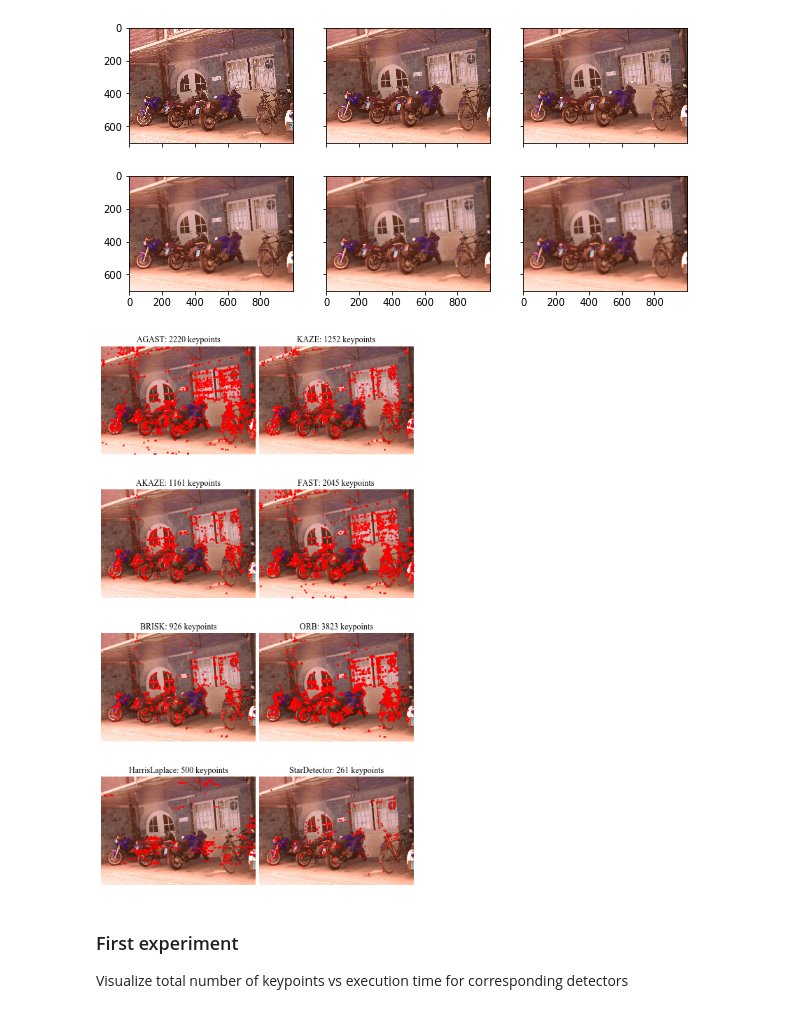
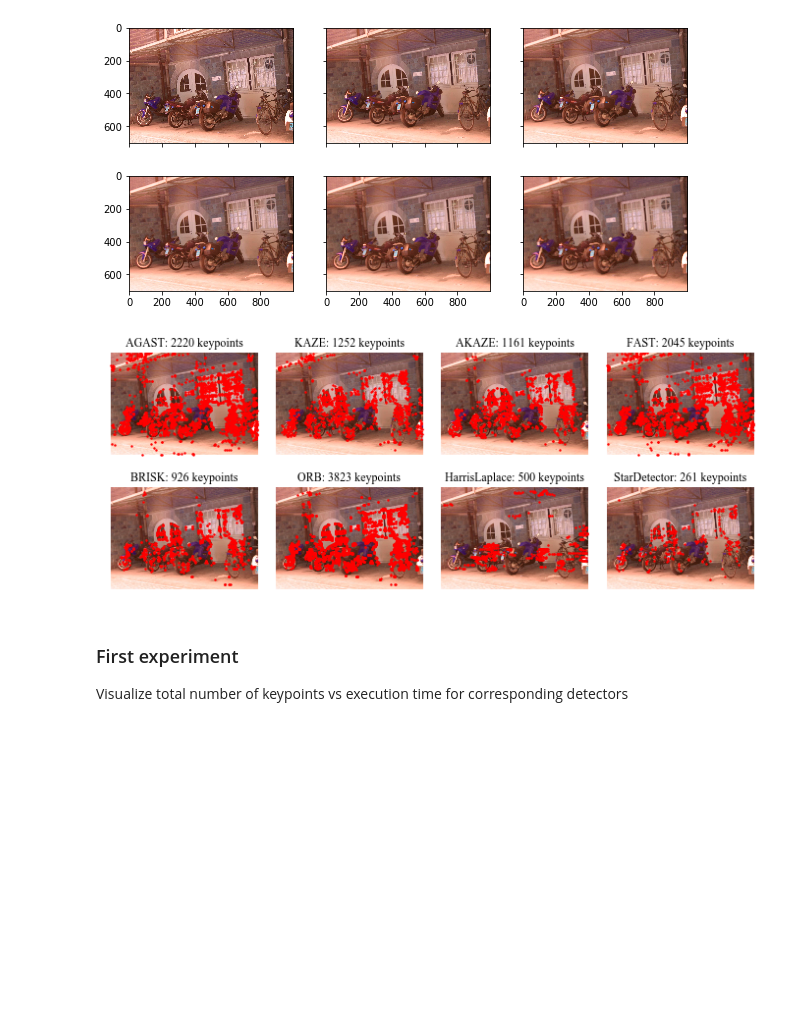
Before and after one commit to paul-shuvo/detector-descriptor-evaluation, a Jupyter notebook: src/detector_experiment.ipynb, the cells around one changed output. Saved outputs shown, nothing was run; the diff lists cells and outputs as text; code cells hidden in the pictures; blank space fills up the shorter version.

Commit message:
chore: plotting cleaned up

```diff
--- a/src/detector_experiment.ipynb
+++ b/src/detector_experiment.ipynb
@@ -64,37 +64,37 @@ plt.rcParams["font.family"] = "Times New Roman"
 image_set_ = util.get_image_set(data_path, 'bikes')
 image_num = 3
 image = image_set_['{0}_img{1}'.format('bikes', image_num)]
 all_kp = {}
-row = 4
-col = 2
-fig, axs = plt.subplots(row, col, figsize=(8,15), sharex=True, sharey=True)
+row = 2
+col = 4
+fig, axs = plt.subplots(row, col, figsize=(12,5), sharex=True, sharey=True)
 for detector_name in dd.all_detectors:
     all_kp[detector_name] = ip.get_kp(image, detector_name)
 kpnp = ip.cvkp2np_all(all_kp)
 i = 0
 for detector_name in kpnp.keys():
     x = kpnp[detector_name][:,0]
     y = kpnp[detector_name][:,1]
     axs[i // col, i % col].imshow(image)
     axs[i // col, i % col].scatter(x,y, c='r', s=2)
     # Hide grid lines
 #     axs[i // 3, i % 3].grid(False)
     axs[i // col, i % col].axis('off')
 
     # Hide axes ticks
     axs[i // col, i % col].set_xticks([])
     axs[i // col, i % col].set_yticks([])
     axs[i // col, i % col].set_title(f'{detector_name}: {kpnp[detector_name].shape[0]} keypoints')
 #     axs[i // 3, i % 3].set_zticks([])
     i += 1
 fig.subplots_adjust(wspace = 0.02, hspace = 0.02)
 
 
 # plt.axis('off')
 # plt.grid(b=None)
 plt.show()
 # %% [output]
-[figure, old version]
+[figure, new version]
 # %% [markdown]
 ### First experiment
 Visualize total number of keypoints vs execution time for corresponding detectors
```
Also changed, not shown: parts of 27 cells of this notebook, 2 other files.
